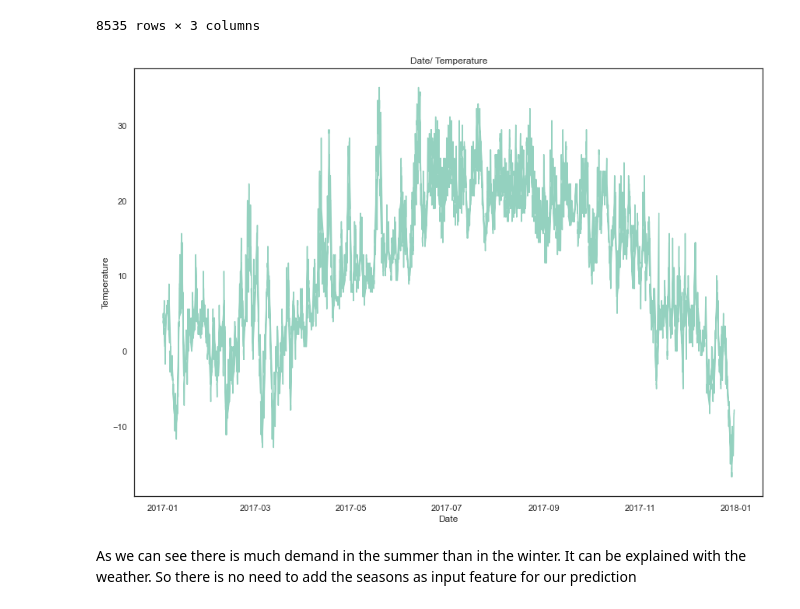
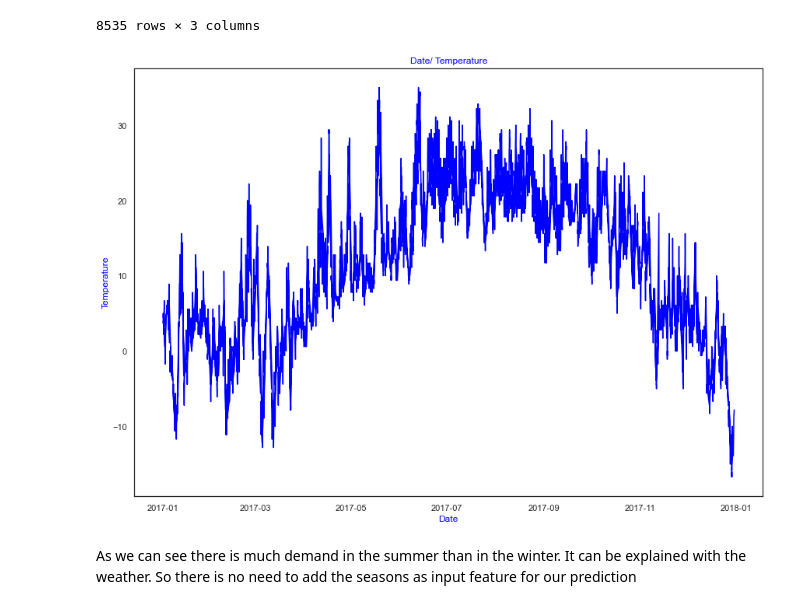
Before and after one commit to NiklasNesseler/ProjectNotFound, a Jupyter notebook: DSML_GroupProject_Boston2017.ipynb, the cells around one changed output. Cells and saved outputs as stored; diff of their text form; code cells hidden in the pictures.

```diff
--- a/DSML_GroupProject_Boston2017.ipynb
+++ b/DSML_GroupProject_Boston2017.ipynb
@@ -817,17 +817,17 @@ weather_plot
 # %%
 weather_plot
 x = weather_plot['date_time']
 y = weather_plot['max_temp']
 Fig_1 = plt.figure(figsize=(22,15))
 ax_1 = Fig_1.add_axes([0.5, 0.5, 0.51, 0.51])
-ax_1.plot(x, y)
-ax_1.set_xlabel('Date')
-ax_1.set_ylabel('Temperature')
-ax_1.set_title('Date/ Temperature')
+ax_1.plot(x, y, color = "blue")
+ax_1.set_xlabel('Date', color = "blue")
+ax_1.set_ylabel('Temperature', color = "blue")
+ax_1.set_title('Date/ Temperature', color = "blue")
 
 plt.show()
 # %% [output]
-[figure, old version]
+[figure, new version]
 # %% [markdown]
 As we can see there is much demand in the summer than in the winter. It can be explained with the weather. So there is no need to add the seasons as input feature for our prediction
 # %% [markdown]
```
Also changed, not shown: parts of 17 cells of this notebook.
